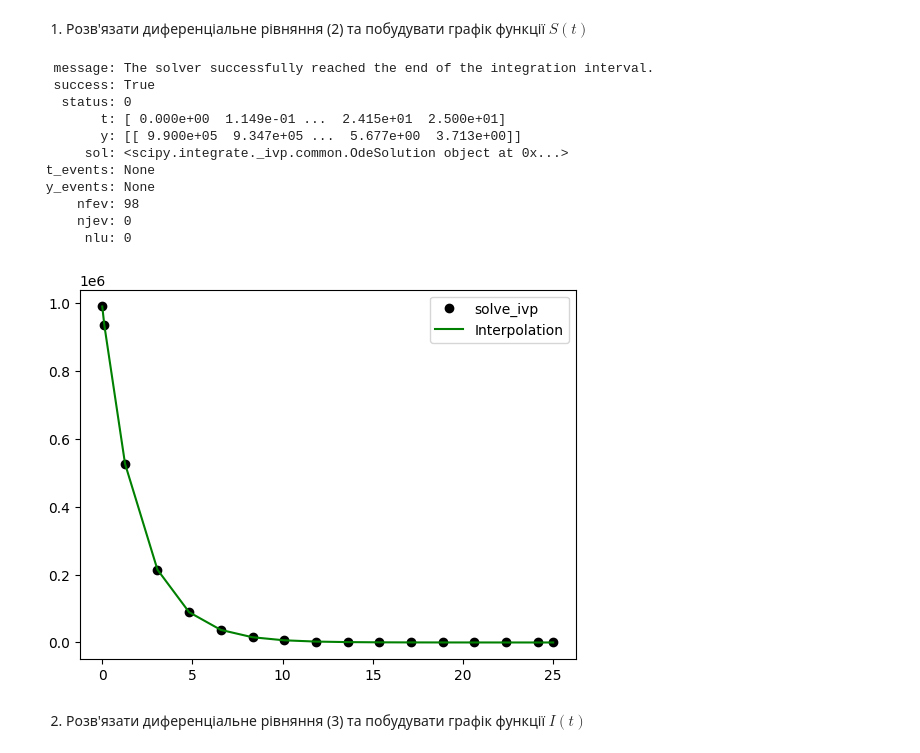
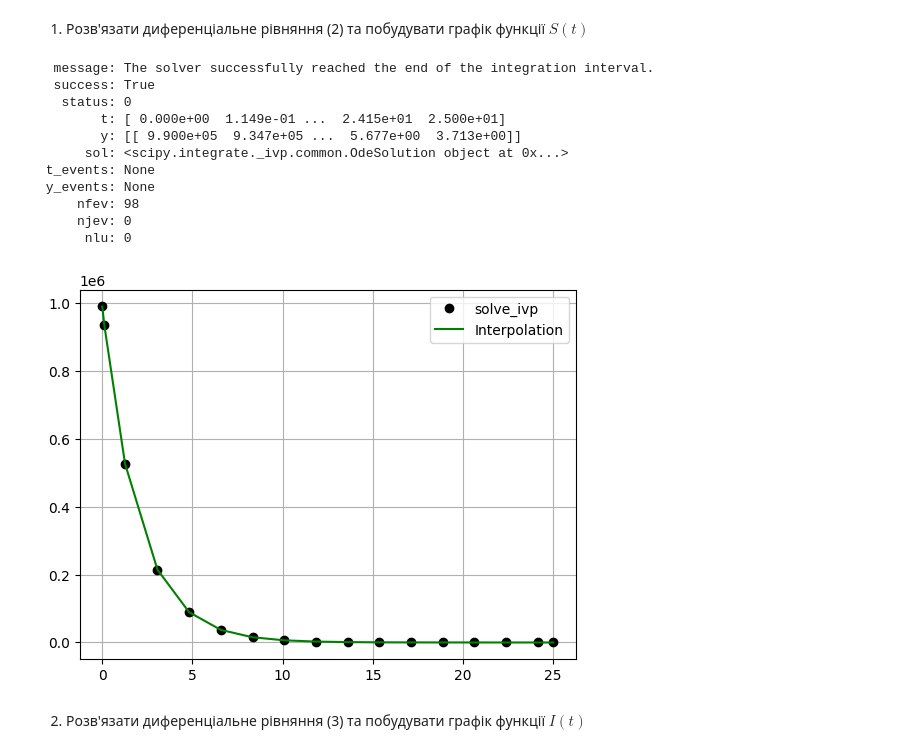
Before and after one commit to romaniuk-o/Python_Data_Science_HW4, a Jupyter notebook: HW_4_2.ipynb, the cells around one changed output. Saved outputs shown, nothing was run; the diff lists cells and outputs as text; code cells hidden in the pictures.

```diff
--- a/HW_4_2.ipynb
+++ b/HW_4_2.ipynb
@@ -53,31 +53,32 @@ t0, tf = 0, 25
 # %%
 def dSdt(t, S):
     return - α * S
 
 soln_1 = solve_ivp(dSdt, (t0, tf), [S0], dense_output=True)
 print(soln_1)
 
 t_1, s_1 = soln_1.t, soln_1.y[0]
 z_1, = soln_1.sol(t_1)
 
 plt.plot(t_1, s_1, 'o', color='k', label='solve_ivp')
 plt.plot(t_1, z_1, color = 'g', label='Interpolation')
 
 plt.legend()
+plt.grid()
 plt.show()
 # %% [output]
   message: The solver successfully reached the end of the integration interval.
   success: True
    status: 0
         t: [ 0.000e+00  1.149e-01 ...  2.415e+01  2.500e+01]
         y: [[ 9.900e+05  9.347e+05 ...  5.677e+00  3.713e+00]]
       sol: <scipy.integrate._ivp.common.OdeSolution object at 0x...>
  t_events: None
  y_events: None
      nfev: 98
      njev: 0
       nlu: 0
-[figure, old version]
+[figure, new version]
 # %% [markdown]
 2. Розв'язати диференціальне рівняння (3) та побудувати графік функції
 $I(t)$
```
Also changed, not shown: parts of 3 cells of this notebook.
